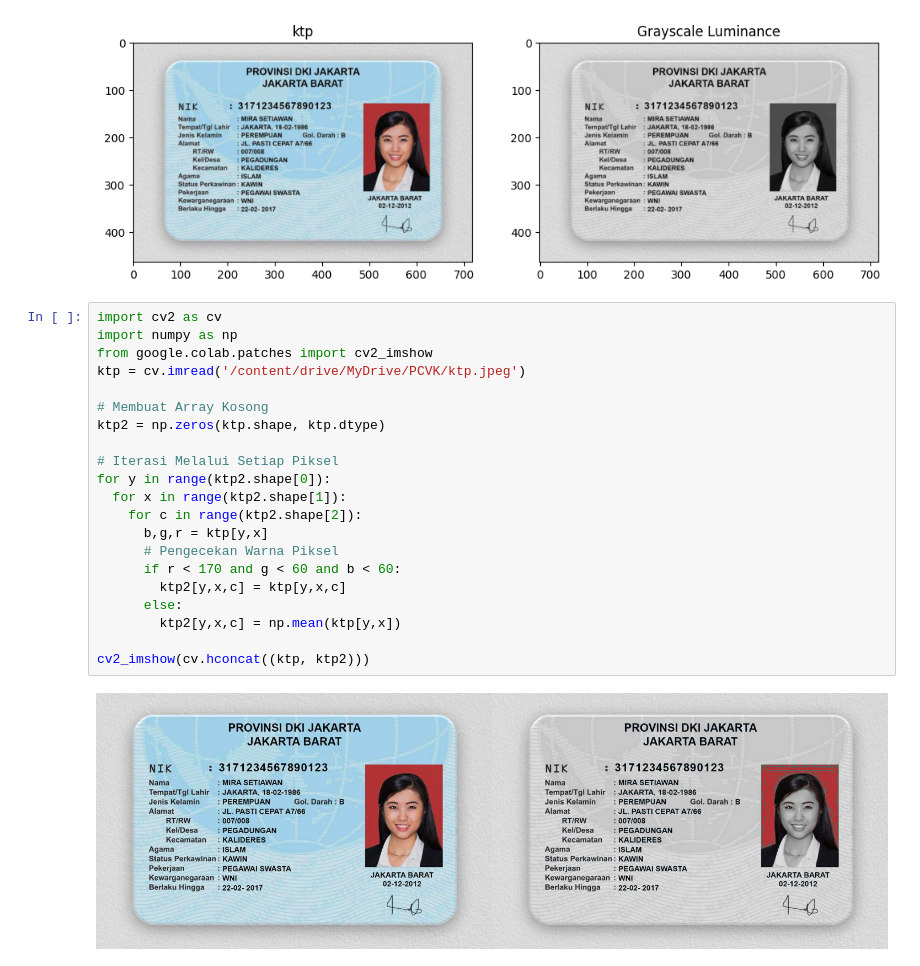
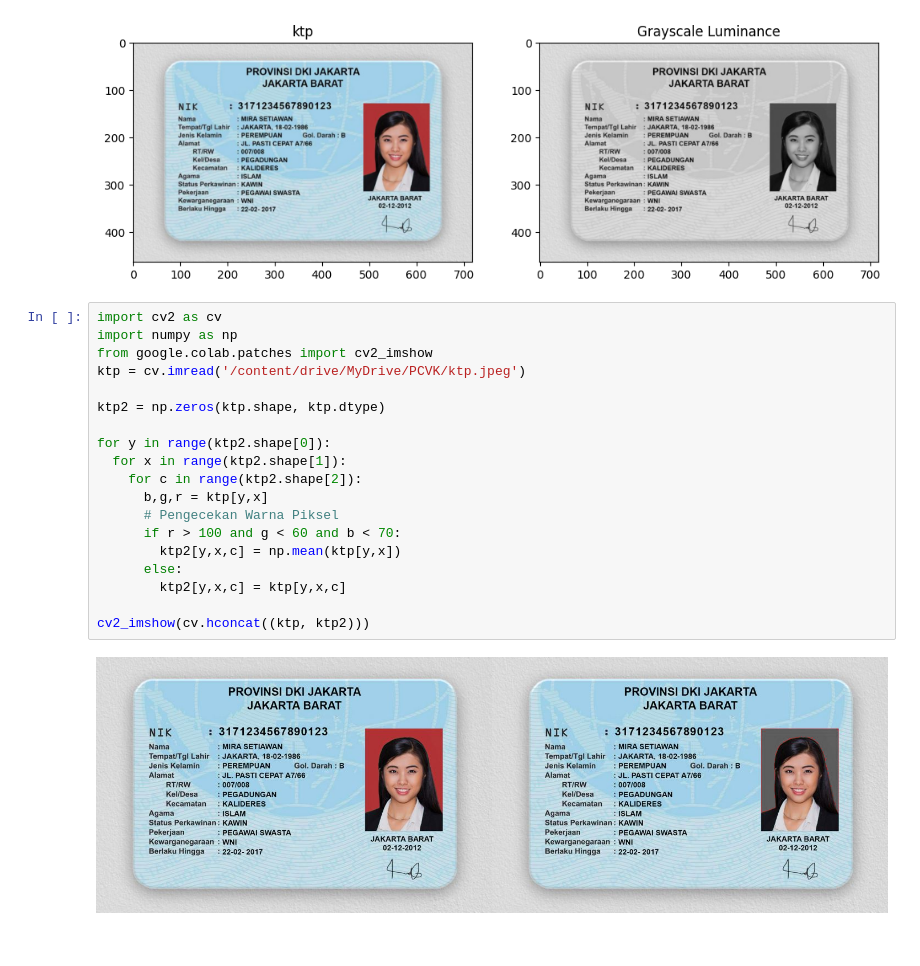
Before and after one commit to SonyFebri/PCVK.2024-2025, a Jupyter notebook: praktikum_week3.ipynb, the cells around one changed output. Saved outputs shown, nothing was run; the diff lists cells and outputs as text.

```diff
--- a/praktikum_week3.ipynb
+++ b/praktikum_week3.ipynb
@@ -200,23 +200,21 @@ Luminance
 # %%
 import cv2 as cv
 import numpy as np
 from google.colab.patches import cv2_imshow
 ktp = cv.imread('/content/drive/MyDrive/PCVK/ktp.jpeg')
 
-# Membuat Array Kosong
 ktp2 = np.zeros(ktp.shape, ktp.dtype)
 
-# Iterasi Melalui Setiap Piksel
 for y in range(ktp2.shape[0]):
   for x in range(ktp2.shape[1]):
     for c in range(ktp2.shape[2]):
       b,g,r = ktp[y,x]
       # Pengecekan Warna Piksel
-      if r < 170 and g < 60 and b < 60:
+      if r > 100 and g < 60 and b < 70:
+        ktp2[y,x,c] = np.mean(ktp[y,x])
+      else:
         ktp2[y,x,c] = ktp[y,x,c]
-      else:
-        ktp2[y,x,c] = np.mean(ktp[y,x])
 
 cv2_imshow(cv.hconcat((ktp, ktp2)))
 # %% [output]
-[figure, old version]
+[figure, new version]
```
